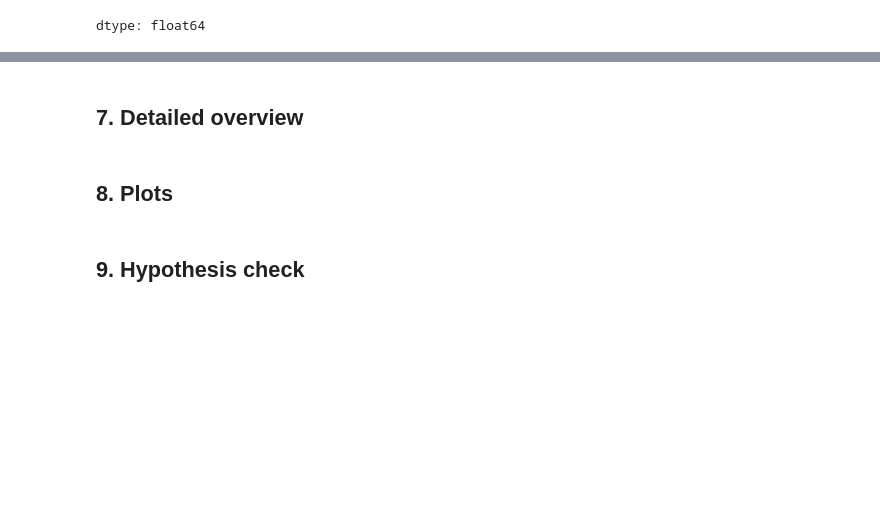
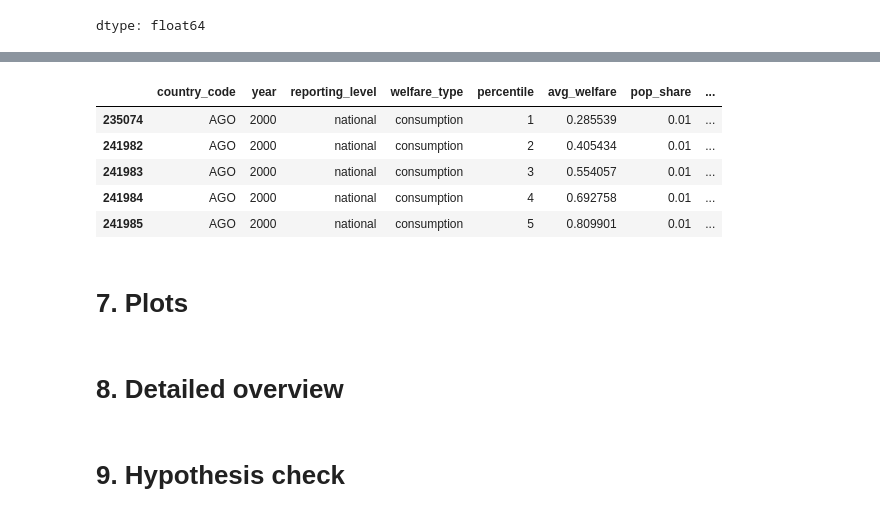
Before and after one commit to Nerneri/World_bank_PIP_analysis, a Jupyter notebook: Poverty_And_Inequality_Platform_(PIP).ipynb, the cells around one changed output, grey strips where cells are left out. Cells and saved outputs as stored; diff of their text form; code cells hidden in the pictures; blank space fills up the shorter version.

```diff
--- a/Poverty_And_Inequality_Platform_(PIP).ipynb
+++ b/Poverty_And_Inequality_Platform_(PIP).ipynb
@@ -211,7 +241,7 @@ We remove dublicate of code and sort it by region
 # %%
 data_PIP_wregion = data_PIP.merge(data_classification, left_on = 'country_code',
                                  right_on = 'code', how='left')
-data_PIP_wregion = data_PIP_wregion.drop(['code', 'x'], axis = 1)
+data_PIP_wregion = data_PIP_wregion.drop(['code'], axis = 1)
 data_PIP_wregion = data_PIP_wregion.sort_values('region').reset_index(drop =True)
 # %%
 data_PIP_wregion.head()
@@ -293,8 +329,0 @@ data_PIP_wregion.groupby('region')[NUMERIC].agg(['mean', 'median', 'std']).round
-# %%
-bins = pd.IntervalIndex.from_tuples(
-    [(0, 1), (1, 5), (5, np.inf)], closed='left'
-)
-data_PIP_wregion['welfare_category'] = pd.cut(data_PIP_wregion['avg_welfare'], bins)
-data_PIP_wregion['welfare_category'] = data_PIP_wregion['welfare_category'].cat.rename_categories(
-    ['low', 'medium', 'high']
-)
@@ -309,0 +354,11 @@ data_PIP_wregion['welfare_delta'] = data_PIP_wregion.groupby(
+# %%
+categorical_welfare = data_PIP_wregion.copy()
+# %%
+
+bins = pd.IntervalIndex.from_tuples(
+    [(0, 1), (1, 5), (5, np.inf)], closed='left'
+)
+categorical_welfare['welfare_category'] = pd.cut(categorical_welfare['avg_welfare'], bins)
+categorical_welfare['welfare_category'] = categorical_welfare['welfare_category'].cat.rename_categories(
+    ['low', 'medium', 'high']
+)
@@ -310,6 +410,15 @@ data_PIP_wregion['welfare_delta'] = data_PIP_wregion.groupby(
+# %%
+categorical_welfare.head()
+# %% [output]
+|  | country_code | year | reporting_level | welfare_type | percentile | avg_welfare | pop_share | ... |
+| 235074 | AGO | 2000 | national | consumption | 1 | 0.285539 | 0.01 | ... |
+| 241982 | AGO | 2000 | national | consumption | 2 | 0.405434 | 0.01 | ... |
+| 241983 | AGO | 2000 | national | consumption | 3 | 0.554057 | 0.01 | ... |
+| 241984 | AGO | 2000 | national | consumption | 4 | 0.692758 | 0.01 | ... |
+| 241985 | AGO | 2000 | national | consumption | 5 | 0.809901 | 0.01 | ... |
+# %% [markdown]
+# **7. Plots**
 # %% [markdown]
-## **7. Detailed overview**
+# **8. Detailed overview**
-# %% [markdown]
-## **8. Plots**
 # %% [markdown]
-## **9. Hypothesis check**
+# **9. Hypothesis check**
```
Also changed, not shown: parts of 32 cells of this notebook.
